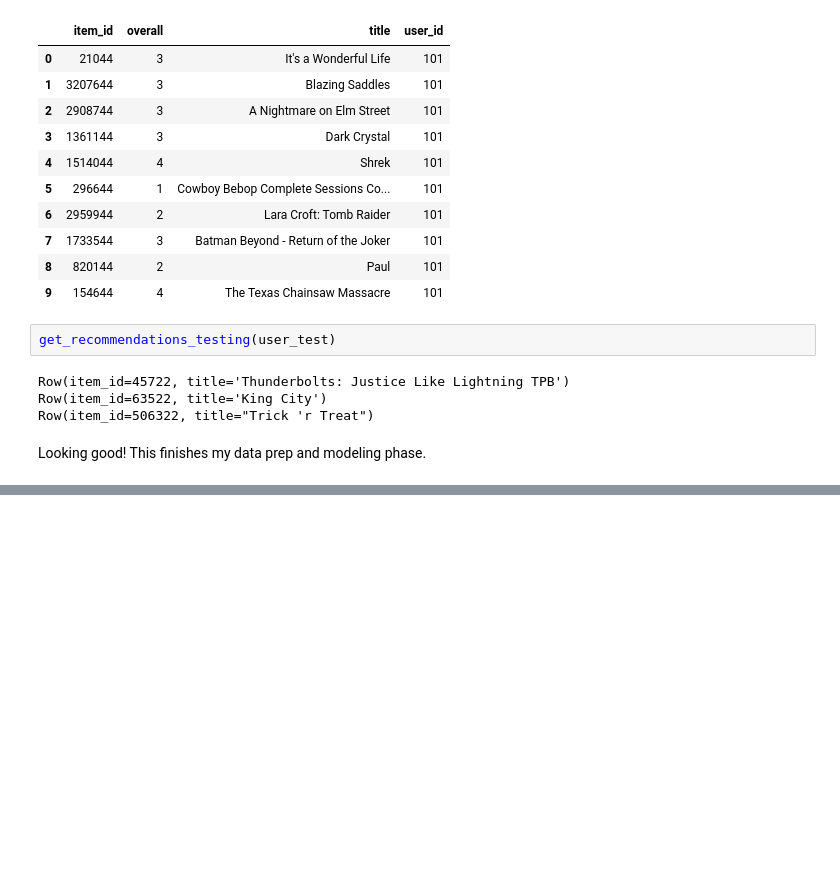
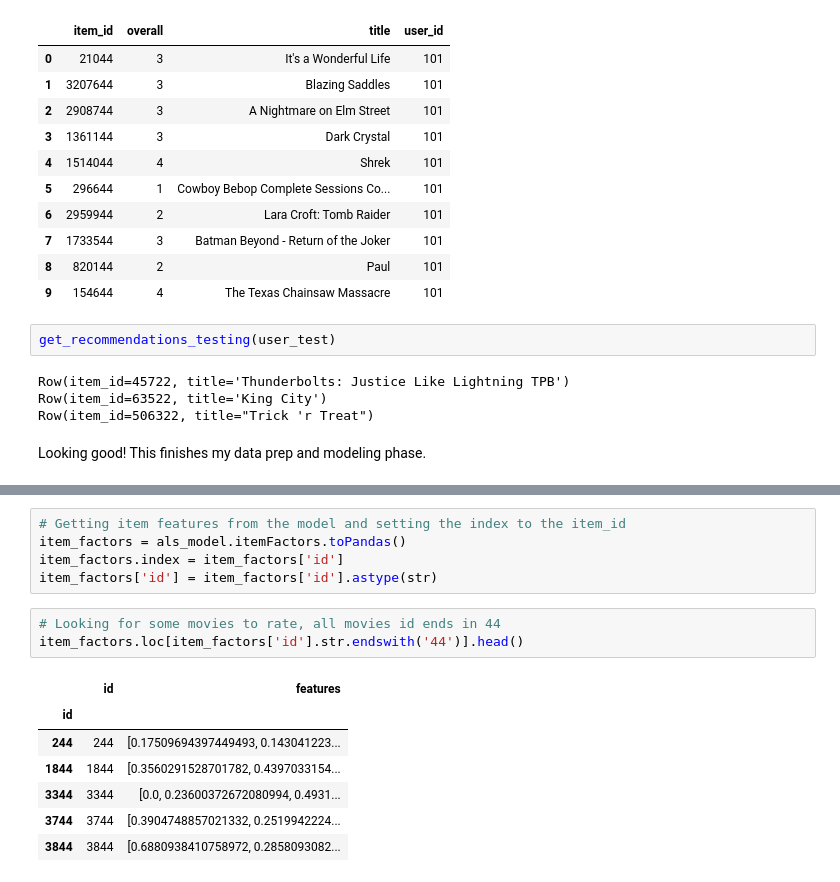
Before and after one commit to jnawjux/intocomics, a Jupyter notebook: data_prep_and_modeling.ipynb, the cells around one changed output, grey strips where cells are left out. Saved outputs shown, nothing was run; the diff lists cells and outputs as text; blank space fills up the shorter version.

Commit message:
Add solution to fold in new users with existing item features

```diff
--- a/data_prep_and_modeling.ipynb
+++ b/data_prep_and_modeling.ipynb
@@ -366,0 +367,16 @@ Looking good! This finishes my data prep and modeling phase.
+# %%
+# Getting item features from the model and setting the index to the item_id
+item_factors = als_model.itemFactors.toPandas()
+item_factors.index = item_factors['id']
+item_factors['id'] = item_factors['id'].astype(str)
+# %%
+# Looking for some movies to rate, all movies id ends in 44
+item_factors.loc[item_factors['id'].str.endswith('44')].head()
+# %% [output]
+|  | id | features |
+| id |  |  |
+| 244 | 244 | [0.17509694397449493, 0.143041223... |
+| 1844 | 1844 | [0.3560291528701782, 0.4397033154... |
+| 3344 | 3344 | [0.0, 0.23600372672080994, 0.4931... |
+| 3744 | 3744 | [0.3904748857021332, 0.2519942224... |
+| 3844 | 3844 | [0.6880938410758972, 0.2858093082... |
```
Also changed, not shown: parts of 14 cells of this notebook.
